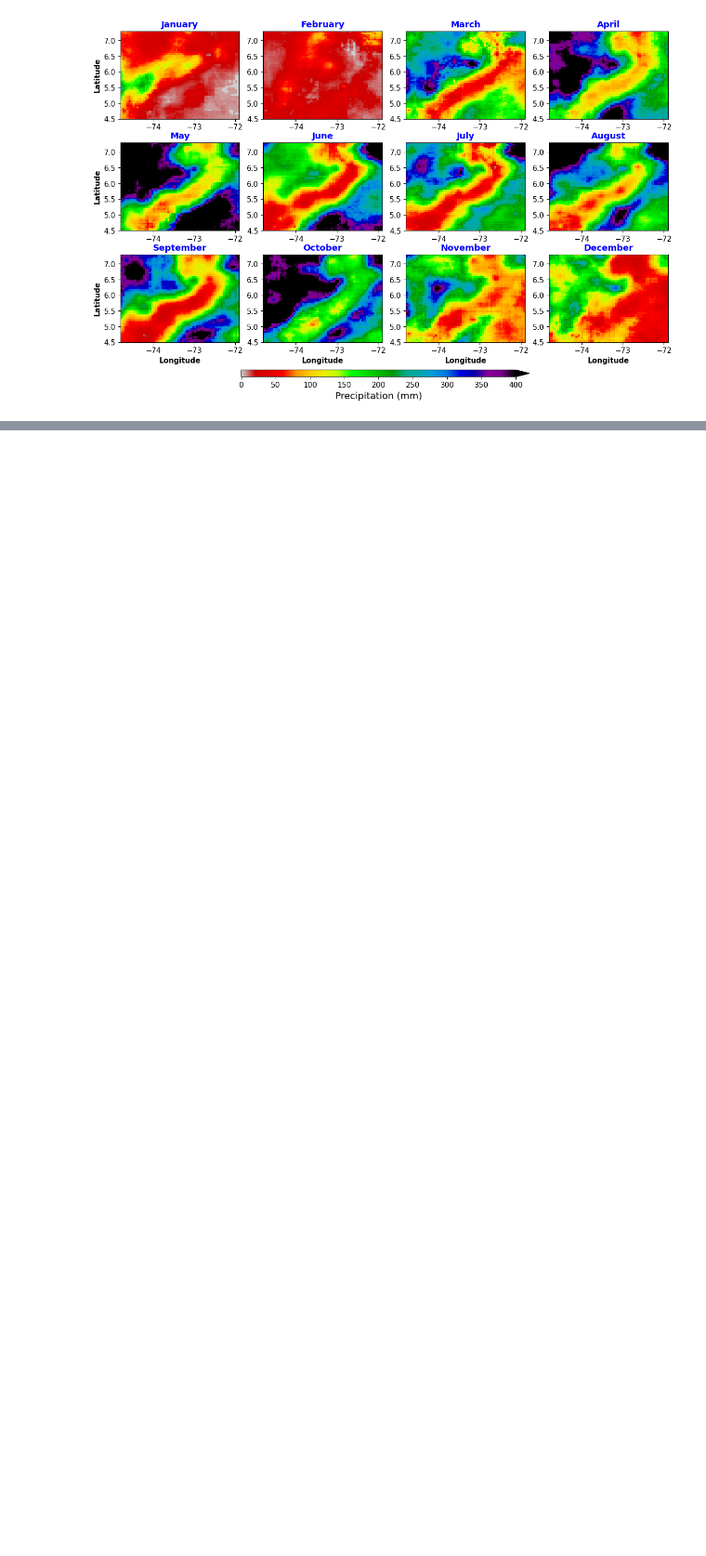
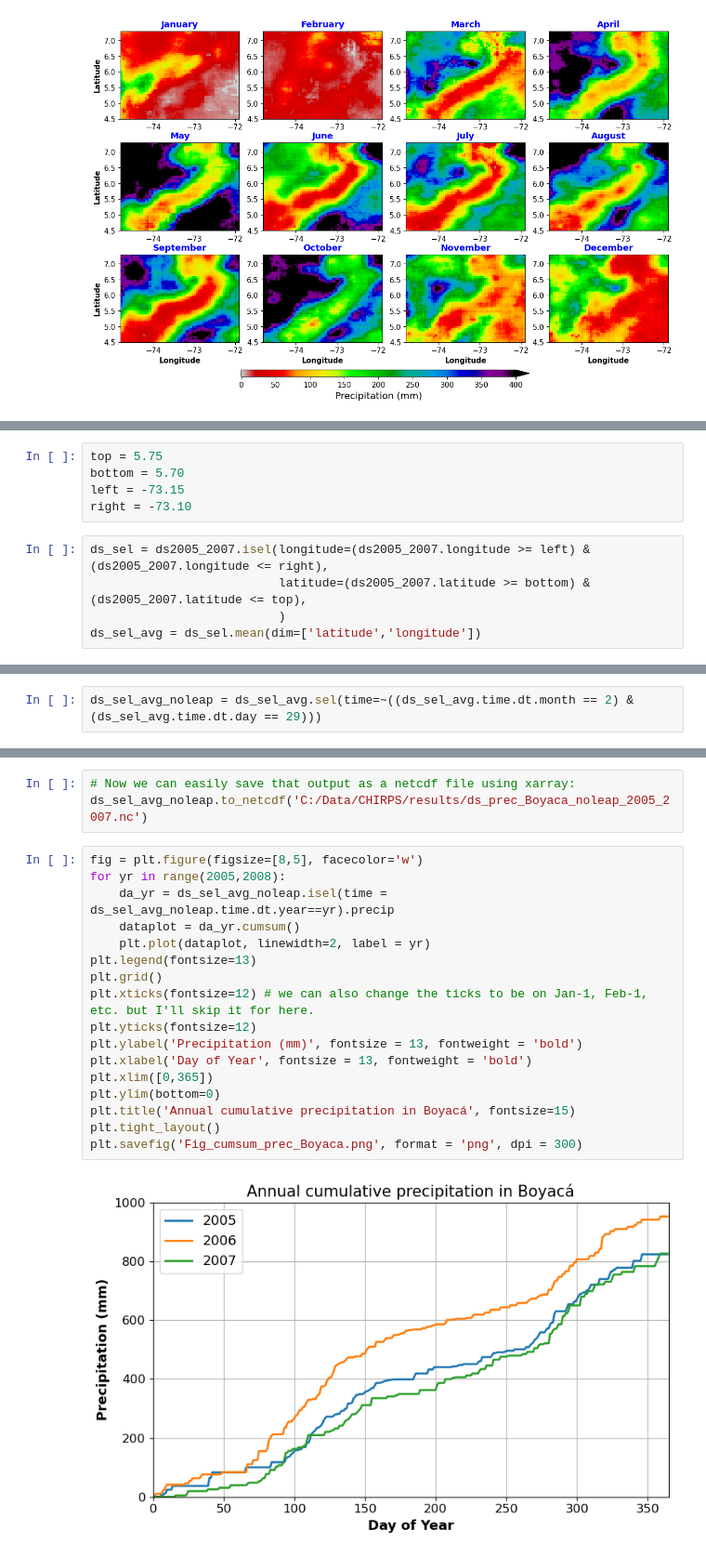
Before and after one commit to nowthings/analysis_climatic_variables, a Jupyter notebook: 2_analysis_chirps/0_load_chirps_daily_p05.ipynb, the cells around one changed output, grey strips where cells are left out. Shown at 93% size. Saved outputs shown, nothing was run; the diff lists cells and outputs as text; blank space fills up the shorter version.

```diff
--- a/2_analysis_chirps/0_load_chirps_daily_p05.ipynb
+++ b/2_analysis_chirps/0_load_chirps_daily_p05.ipynb
@@ -129,0 +253,10 @@ Importing pyogrio resulted in: No module named 'pyogrio'
+# %%
+top = 5.75
+bottom = 5.70
+left = -73.15
+right = -73.10
+# %%
+ds_sel = ds2005_2007.isel(longitude=(ds2005_2007.longitude >= left) & (ds2005_2007.longitude <= right),
+                          latitude=(ds2005_2007.latitude >= bottom) & (ds2005_2007.latitude <= top),
+                          )
+ds_sel_avg = ds_sel.mean(dim=['latitude','longitude'])
@@ -129,0 +265,2 @@ Importing pyogrio resulted in: No module named 'pyogrio'
+# %%
+ds_sel_avg_noleap = ds_sel_avg.sel(time=~((ds_sel_avg.time.dt.month == 2) & (ds_sel_avg.time.dt.day == 29)))
@@ -129,0 +277,22 @@ Importing pyogrio resulted in: No module named 'pyogrio'
+# %%
+# Now we can easily save that output as a netcdf file using xarray:
+ds_sel_avg_noleap.to_netcdf('C:/Data/CHIRPS/results/ds_prec_Boyaca_noleap_2005_2007.nc')
+# %%
+fig = plt.figure(figsize=[8,5], facecolor='w')
+for yr in range(2005,2008):
+    da_yr = ds_sel_avg_noleap.isel(time = ds_sel_avg_noleap.time.dt.year==yr).precip
+    dataplot = da_yr.cumsum()
+    plt.plot(dataplot, linewidth=2, label = yr)
+plt.legend(fontsize=13)
+plt.grid()
+plt.xticks(fontsize=12) # we can also change the ticks to be on Jan-1, Feb-1, etc. but I'll skip it for here.
+plt.yticks(fontsize=12)
+plt.ylabel('Precipitation (mm)', fontsize = 13, fontweight = 'bold')
+plt.xlabel('Day of Year', fontsize = 13, fontweight = 'bold')
+plt.xlim([0,365])
+plt.ylim(bottom=0)
+plt.title('Annual cumulative precipitation in Boyacá', fontsize=15)
+plt.tight_layout()
+plt.savefig('Fig_cumsum_prec_Boyaca.png', format = 'png', dpi = 300)
+# %% [output]
+[figure, added]
```
Also changed, not shown: parts of 27 cells of this notebook, 3 other files.
